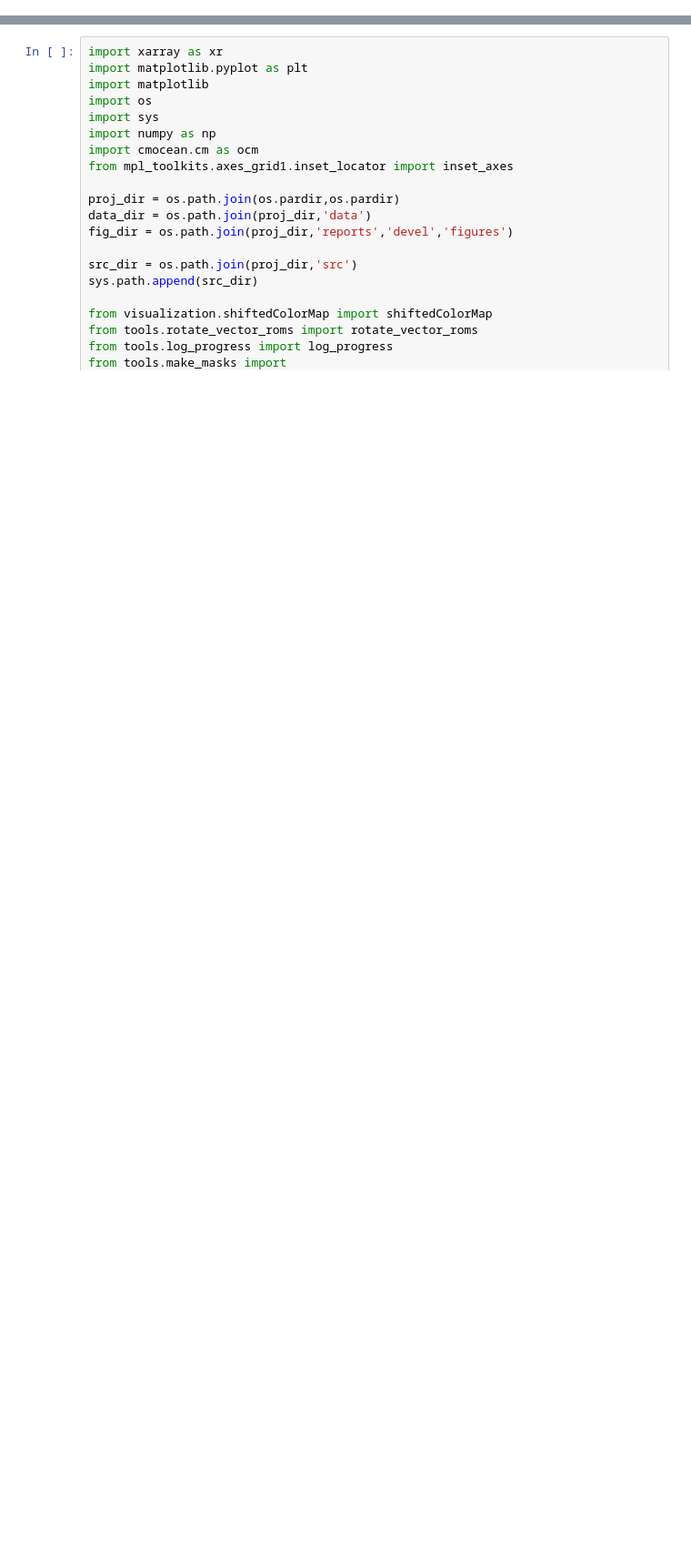
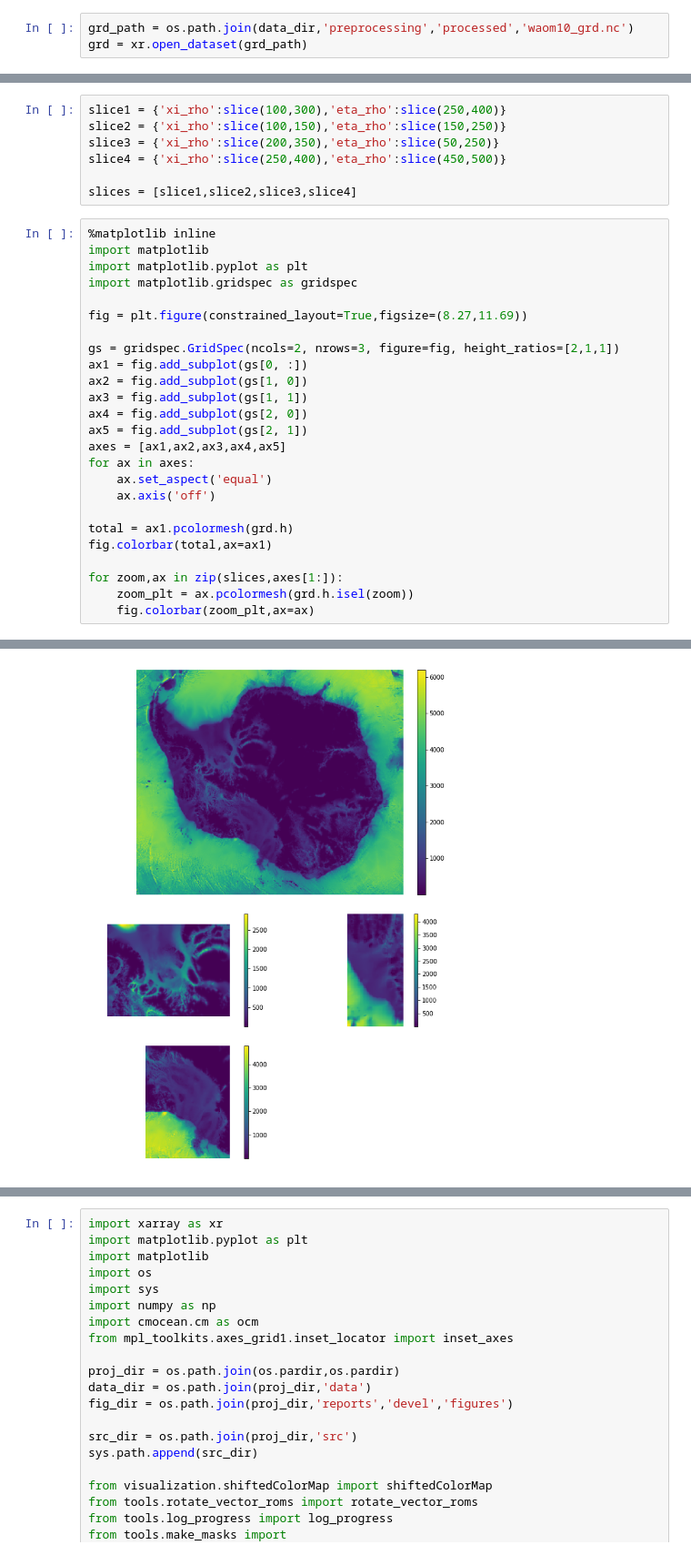
Before and after one commit to kuechenrole/antarctic_melting, a Jupyter notebook: notebooks/analysis/melt_rates.ipynb, the cells around one changed output, grey strips where cells are left out. Shown at 91% size. Saved outputs shown, nothing was run; the diff lists cells and outputs as text; blank space fills up the shorter version.

```diff
--- a/notebooks/analysis/melt_rates.ipynb
+++ b/notebooks/analysis/melt_rates.ipynb
@@ -0,0 +20,3 @@
+# %%
+grd_path = os.path.join(data_dir,'preprocessing','processed','waom10_grd.nc')
+grd = xr.open_dataset(grd_path)
@@ -0,0 +42,33 @@
+# %%
+slice1 = {'xi_rho':slice(100,300),'eta_rho':slice(250,400)}
+slice2 = {'xi_rho':slice(100,150),'eta_rho':slice(150,250)}
+slice3 = {'xi_rho':slice(200,350),'eta_rho':slice(50,250)}
+slice4 = {'xi_rho':slice(250,400),'eta_rho':slice(450,500)}
+
+slices = [slice1,slice2,slice3,slice4]
+# %%
+%matplotlib inline
+import matplotlib
+import matplotlib.pyplot as plt
+import matplotlib.gridspec as gridspec
+
+fig = plt.figure(constrained_layout=True,figsize=(8.27,11.69))
+
+gs = gridspec.GridSpec(ncols=2, nrows=3, figure=fig, height_ratios=[2,1,1])
+ax1 = fig.add_subplot(gs[0, :])
+ax2 = fig.add_subplot(gs[1, 0])
+ax3 = fig.add_subplot(gs[1, 1])
+ax4 = fig.add_subplot(gs[2, 0])
+ax5 = fig.add_subplot(gs[2, 1])
+axes = [ax1,ax2,ax3,ax4,ax5]
+for ax in axes:
+    ax.set_aspect('equal')
+    ax.axis('off')
+
+total = ax1.pcolormesh(grd.h)
+fig.colorbar(total,ax=ax1)
+
+for zoom,ax in zip(slices,axes[1:]):
+    zoom_plt = ax.pcolormesh(grd.h.isel(zoom))
+    fig.colorbar(zoom_plt,ax=ax)
+# %% [output]
@@ -0,0 +76 @@
+[figure, added]
```
Also changed, not shown: parts of 5 cells of this notebook, 36 other files.
